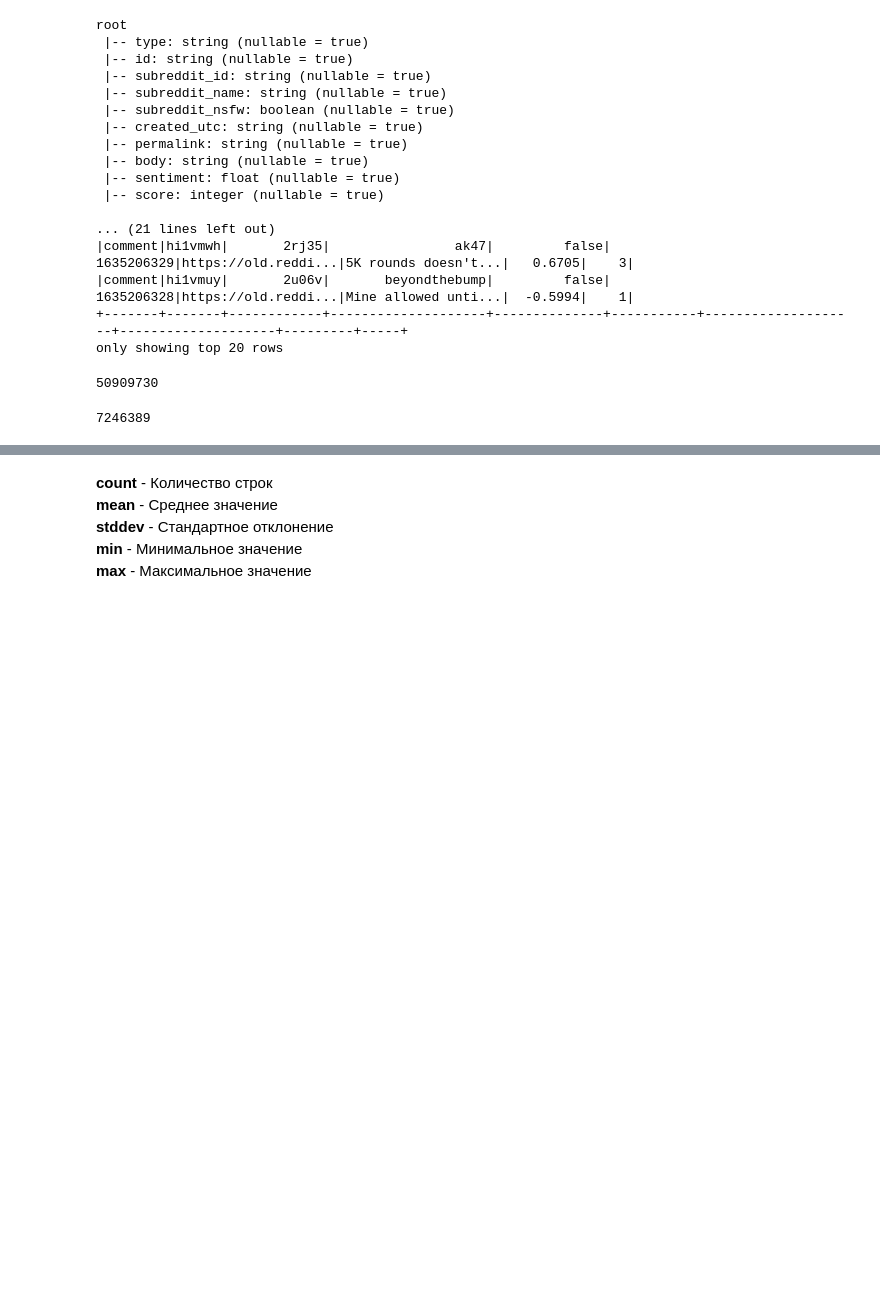
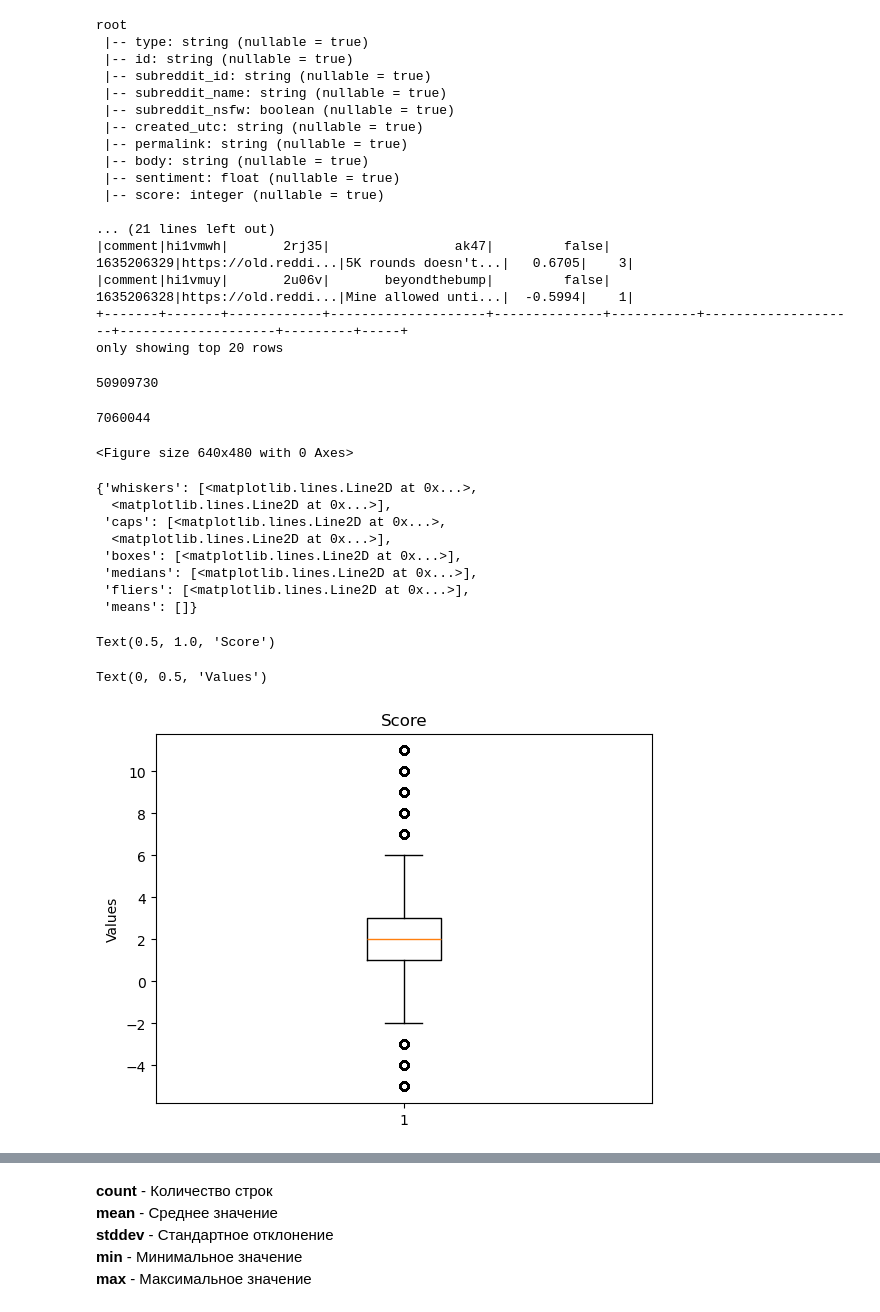
Before and after one commit to waltalgg/SOBD, a Jupyter notebook: Lab1.ipynb, the cells around one changed output, grey strips where cells are left out. Saved outputs shown, nothing was run; the diff lists cells and outputs as text; code cells hidden in the pictures; blank space fills up the shorter version.

```diff
--- a/Lab1.ipynb
+++ b/Lab1.ipynb
@@ -141,12 +142,32 @@ df.count()
 # %%
 df = df.filter(reduce(lambda x, y: x & col(y).isNotNull(), df.columns, lit(True)))
 # %%
-quantiles = df.approxQuantile("score", [0.25, 0.75], 0)
+quantiles = df.approxQuantile("score", [0.25, 0.75], 0.05)  # 25-й и 75-й процентили
 IQR = quantiles[1] - quantiles[0]
 lower_bound = quantiles[0] - 1.5 * IQR
 upper_bound = quantiles[1] + 1.5 * IQR
-df = df.filter(col("score").between(lower_bound, upper_bound))
+df = df.filter((col("score") >= lower_bound) & (col("score") <= upper_bound))
+df.count()
+# %% [output]
+7060044
-# %%
-df.count()
-# %% [output]
-7246389
+# %%
+score_df = df.select("score")
+pd_score_df = score_df.toPandas()
+plt.figure()
+plt.boxplot(pd_score_df['score'])
+plt.title('Score')
+plt.ylabel('Values')
+plt.show()
+# %% [output]
+<Figure size 640x480 with 0 Axes>
+{'whiskers': [<matplotlib.lines.Line2D at 0x...>,
+  <matplotlib.lines.Line2D at 0x...>],
+ 'caps': [<matplotlib.lines.Line2D at 0x...>,
+  <matplotlib.lines.Line2D at 0x...>],
+ 'boxes': [<matplotlib.lines.Line2D at 0x...>],
+ 'medians': [<matplotlib.lines.Line2D at 0x...>],
+ 'fliers': [<matplotlib.lines.Line2D at 0x...>],
+ 'means': []}
+Text(0.5, 1.0, 'Score')
+Text(0, 0.5, 'Values')
+[figure, added]
```
Also changed, not shown: parts of 10 cells of this notebook.
